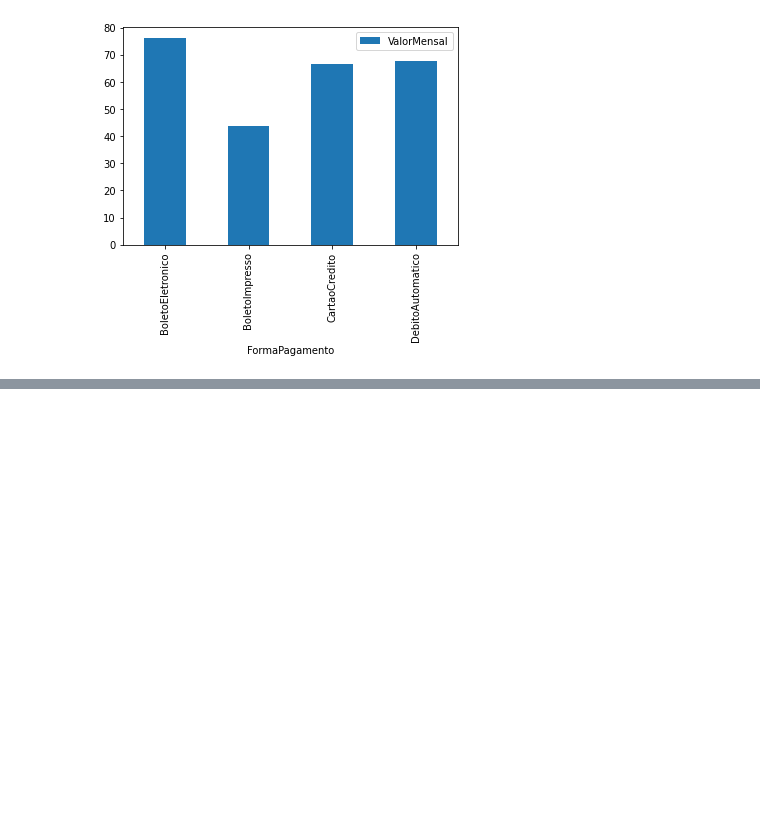
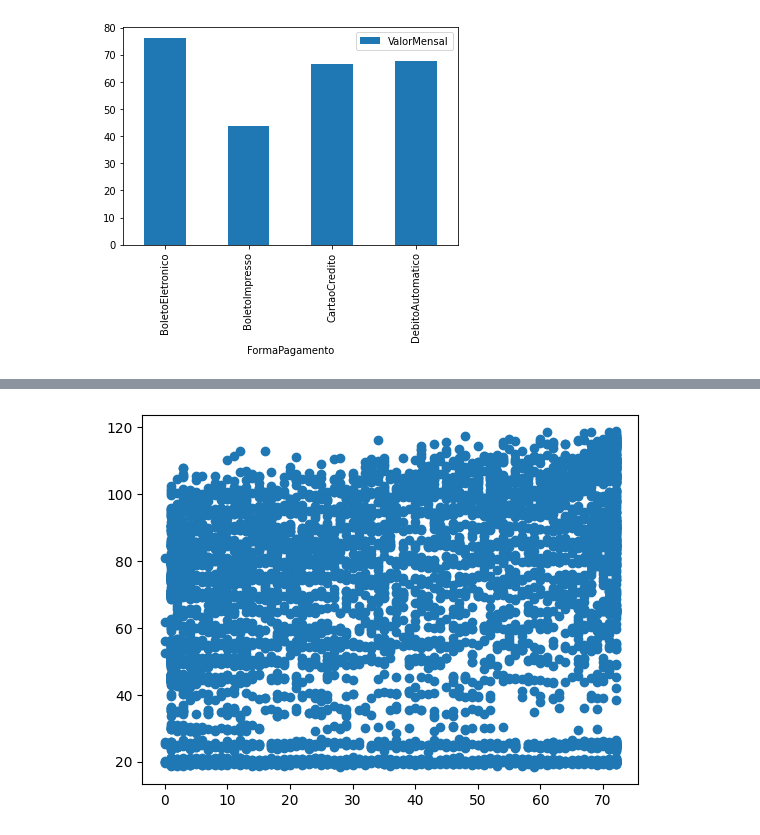
Before and after one commit to HodricVieira/Projeto-ICD-2022, a Jupyter notebook: projeto-dataset.ipynb, the cells around one changed output, grey strips where cells are left out. Cells and saved outputs as stored; diff of their text form; code cells hidden in the pictures; blank space fills up the shorter version.

```diff
--- a/projeto-dataset.ipynb
+++ b/projeto-dataset.ipynb
@@ -151,0 +162,5 @@ forma_pagamento.plot.bar()
+# %%
+plt.scatter(data["MesesComoCliente"],data["ValorMensal"])
+plt.show()
+# %% [output]
+[figure, added]
```
Also changed, not shown: parts of 2 cells of this notebook.
